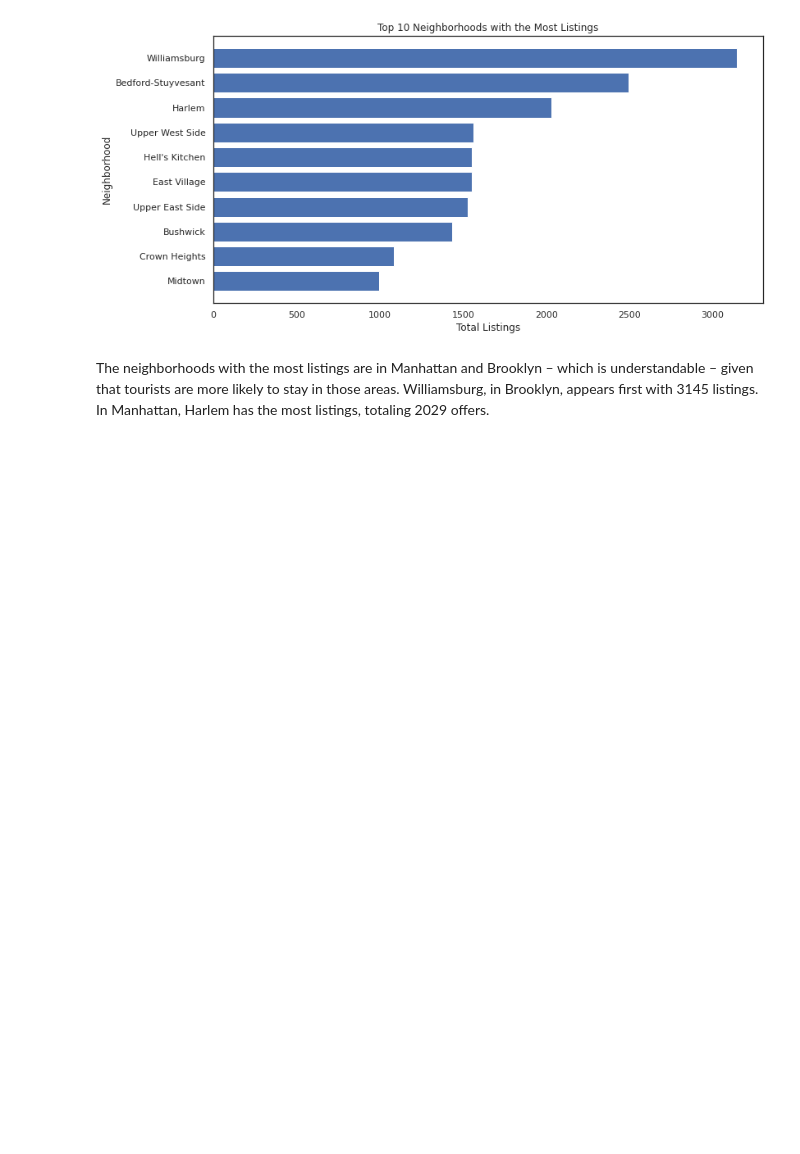
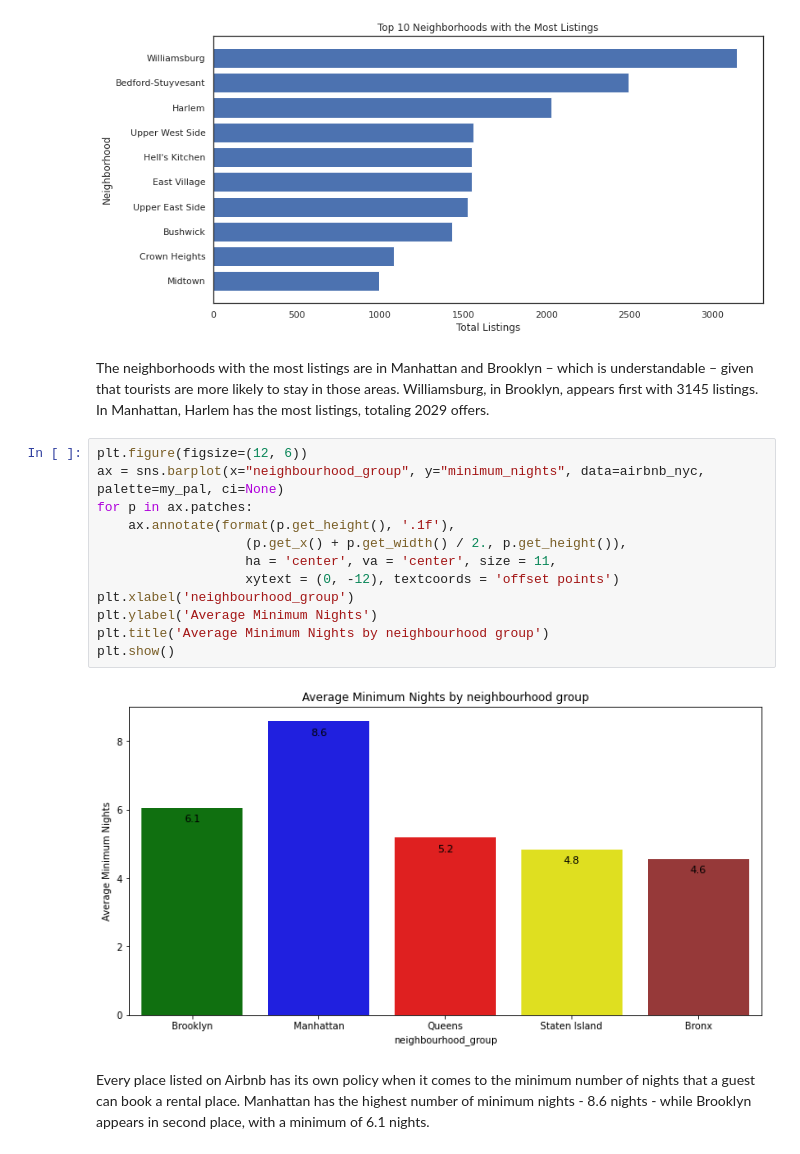
Before and after one commit to nikhilrock183/Air-bnb-data-analysis, a Jupyter notebook: Copy_of_Copy_of_Airbnb_Bookings_Analysis_Capstone_Project.ipynb, the cells around one changed output. Drawn from its saved outputs; the diff is of its cells as text; blank space fills up the shorter version.

```diff
--- a/Copy_of_Copy_of_Airbnb_Bookings_Analysis_Capstone_Project.ipynb
+++ b/Copy_of_Copy_of_Airbnb_Bookings_Analysis_Capstone_Project.ipynb
@@ -479,3 +488,19 @@ plt.show()
 [figure]
 # %% [markdown]
 The neighborhoods with the most listings are in Manhattan and Brooklyn – which is understandable – given that tourists are more likely to stay in those areas. Williamsburg, in Brooklyn, appears first with 3145 listings. In Manhattan, Harlem has the most listings, totaling 2029 offers.
+# %%
+plt.figure(figsize=(12, 6))
+ax = sns.barplot(x="neighbourhood_group", y="minimum_nights", data=airbnb_nyc, palette=my_pal, ci=None)
+for p in ax.patches:
+    ax.annotate(format(p.get_height(), '.1f'),
+                   (p.get_x() + p.get_width() / 2., p.get_height()),
+                   ha = 'center', va = 'center', size = 11,
+                   xytext = (0, -12), textcoords = 'offset points')
+plt.xlabel('neighbourhood_group')
+plt.ylabel('Average Minimum Nights')
+plt.title('Average Minimum Nights by neighbourhood group')
+plt.show()
+# %% [output]
+[figure, added]
+# %% [markdown]
+Every place listed on Airbnb has its own policy when it comes to the minimum number of nights that a guest can book a rental place. Manhattan has the highest number of minimum nights - 8.6 nights - while Brooklyn appears in second place, with a minimum of 6.1 nights.
```
Also changed, not shown: parts of 6 cells of this notebook.
